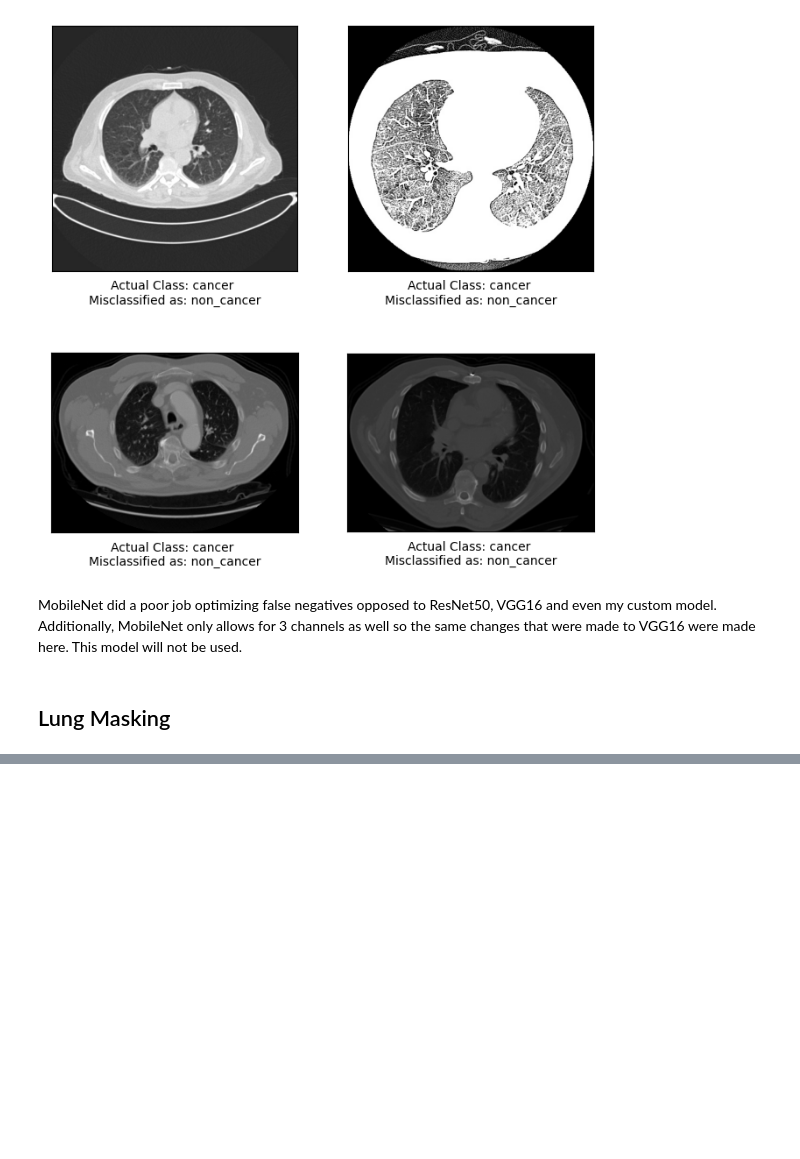
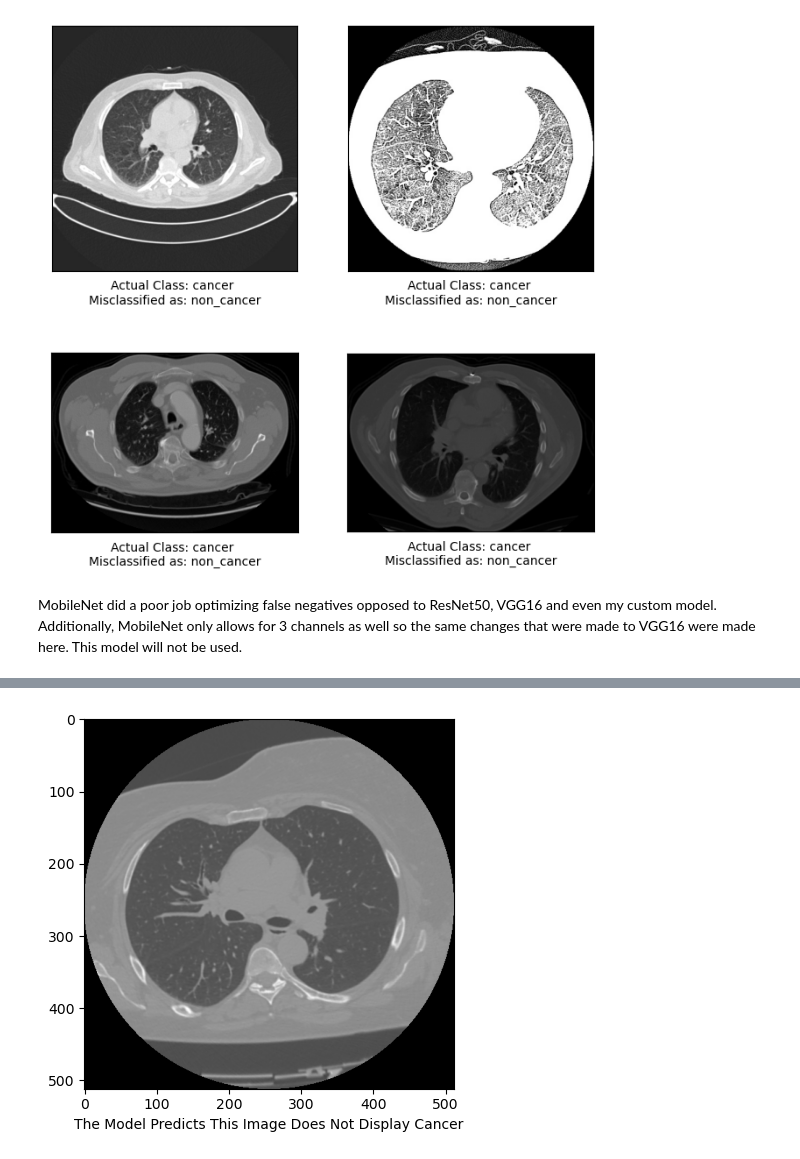
Before and after one commit to Mcapp1/Capstone, a Jupyter notebook: Primary-Notebook.ipynb, the cells around one changed output, grey strips where cells are left out. Saved outputs shown, nothing was run; the diff lists cells and outputs as text; code cells hidden in the pictures; blank space fills up the shorter version.

Commit message:
Able to predict any image update

```diff
--- a/Primary-Notebook.ipynb
+++ b/Primary-Notebook.ipynb
@@ -549,5 +552,3 @@ weighted avg       0.94      0.94      0.94        80
 # mobilenet_model.save('/content/drive/MyDrive/Capstone/models/mobilenet_model')
 # %% [markdown]
 MobileNet did a poor job optimizing false negatives opposed to ResNet50, VGG16 and even my custom model. Additionally, MobileNet only allows for 3 channels as well so the same changes that were made to VGG16 were made here. This model will not be used.
-# %% [markdown]
-## Lung Masking
@@ -556,0 +555,18 @@ segmentation = mask.apply(input_image)  # default model is U-net(R231)
+# %%
+def predict_any_image(filename):
+    # load and transform image
+    np_image = Image.open(filename)
+    np_image = np.array(np_image).astype('float32')
+    np_image = transform.resize(np_image, (256, 256, 1))
+    np_image = np.expand_dims(np_image, axis=0)
+
+    prediction = resnet_model.predict(np_image)
+    plt.imshow(cv2.imread(filename))
+    if prediction <=.5:
+        plt.xlabel('The Model Predicts This Image Displays Cancer')
+    else:
+        plt.xlabel('The Model Predicts This Image Does Not Display Cancer')
+# %%
+#predict_any_image('data/test/cancer/000108 (7).png')
+predict_any_image('data/test/non_cancer/16_Morozov_study_0150_29.png')
+# %% [output]
@@ -556,0 +574 @@ segmentation = mask.apply(input_image)  # default model is U-net(R231)
+[figure, added]
```
Also changed, not shown: parts of 11 cells of this notebook.
